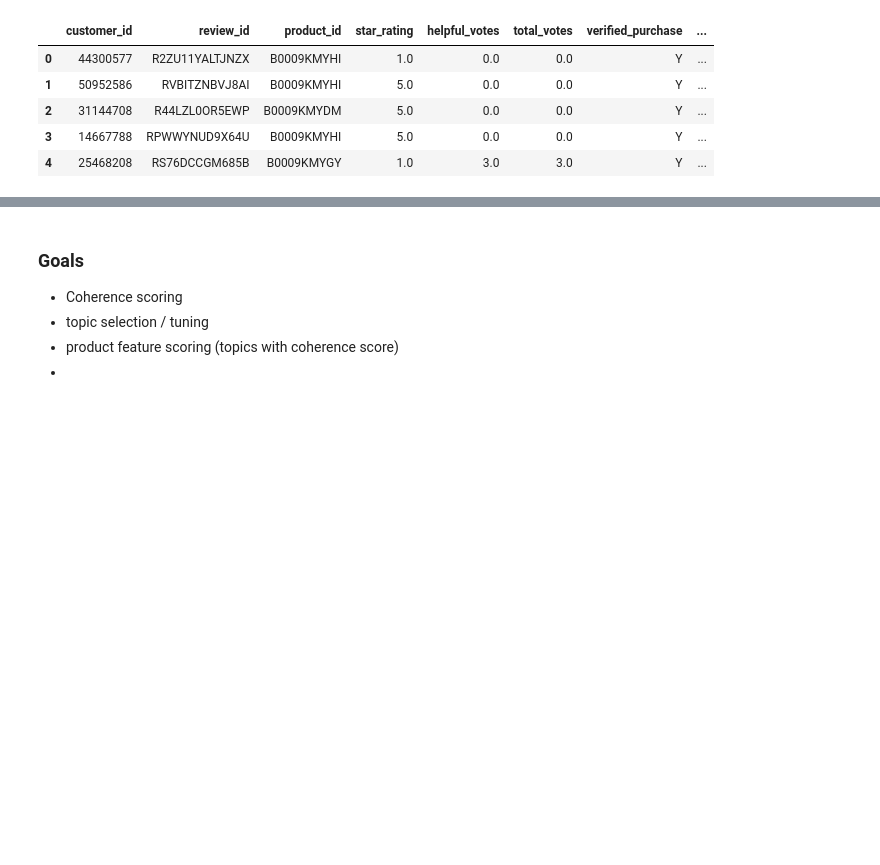
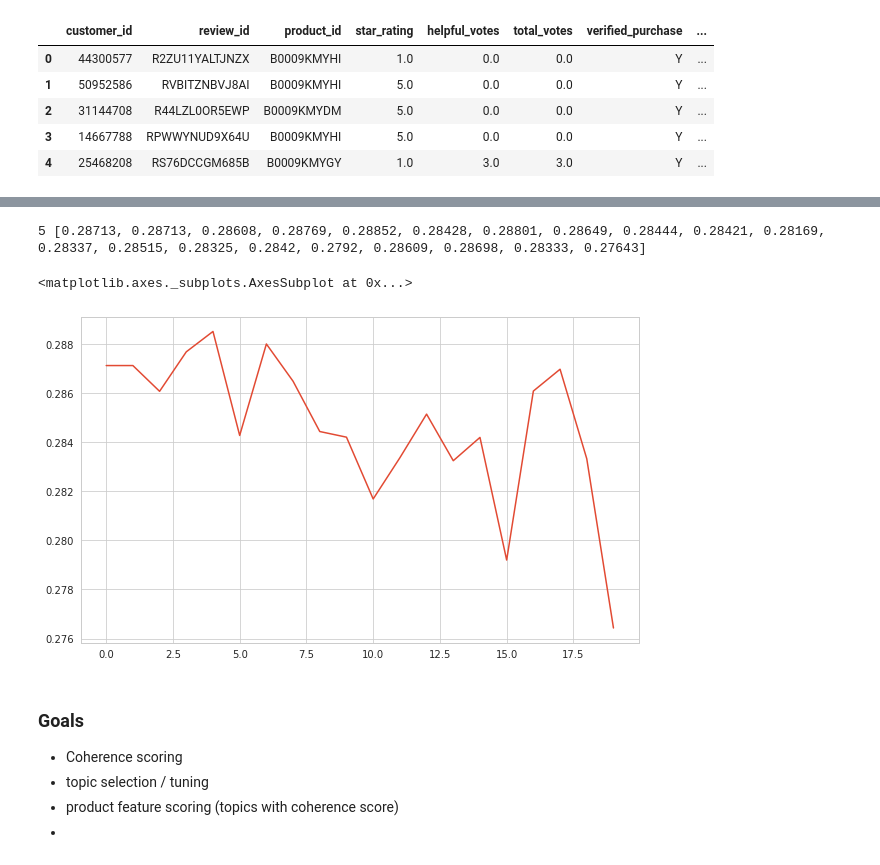
Before and after one commit to GrilledJeez/amazon_product_feature_analysis, a Jupyter notebook: modeling.ipynb, the cells around one changed output, grey strips where cells are left out. Drawn from its saved outputs; the diff is of its cells as text; code cells hidden in the pictures; blank space fills up the shorter version.

Commit message:
2.3 coherence score plotting

```diff
--- a/modeling.ipynb
+++ b/modeling.ipynb
@@ -261,7 +261,7 @@ dictionary = Dictionary(texts)
 
 # Filter out extremes to limit the number of features
 dictionary.filter_extremes(
-    no_below=3,
+    no_below=2,
     no_above=0.85,
     keep_n=5000
 )
@@ -270,14 +270,14 @@ dictionary.filter_extremes(
 corpus = [dictionary.doc2bow(text) for text in texts]
 
 # Create a list of the topic numbers we want to try
-topic_nums = list(np.arange(5, 75 + 1, 5))
+topic_nums = list(np.arange(1, 20 + 1))
 
 # Run the nmf model and calculate the coherence score
 # for each number of topics
 coherence_scores = []
 
 for num in topic_nums:
-    nmf = Nmf(
+    gs_nmf = Nmf(
         corpus=corpus,
         num_topics=num,
         id2word=dictionary,
@@ -296,7 +296,7 @@ for num in topic_nums:
 
     # Run the coherence model to get the score
     cm = CoherenceModel(
-        model=nmf,
+        model=gs_nmf,
         texts=texts,
         dictionary=dictionary,
         coherence='c_v'
@@ -309,3 +309,11 @@ scores = list(zip(topic_nums, coherence_scores))
 best_num_topics = sorted(scores, key=itemgetter(1), reverse=True)[0][0]
 
 print(best_num_topics, coherence_scores)
+# %% [output]
+5 [0.28713, 0.28713, 0.28608, 0.28769, 0.28852, 0.28428, 0.28801, 0.28649, 0.28444, 0.28421, 0.28169, 0.28337, 0.28515, 0.28325, 0.2842, 0.2792, 0.28609, 0.28698, 0.28333, 0.27643]
+# %%
+fig, ax = plt.subplots(figsize=(10,6))
+sns.lineplot(x=range(0,20), y = coherence_scores)
+# %% [output]
+<matplotlib.axes._subplots.AxesSubplot at 0x...>
+[figure, added]
```
Also changed, not shown: parts of 7 cells of this notebook.
